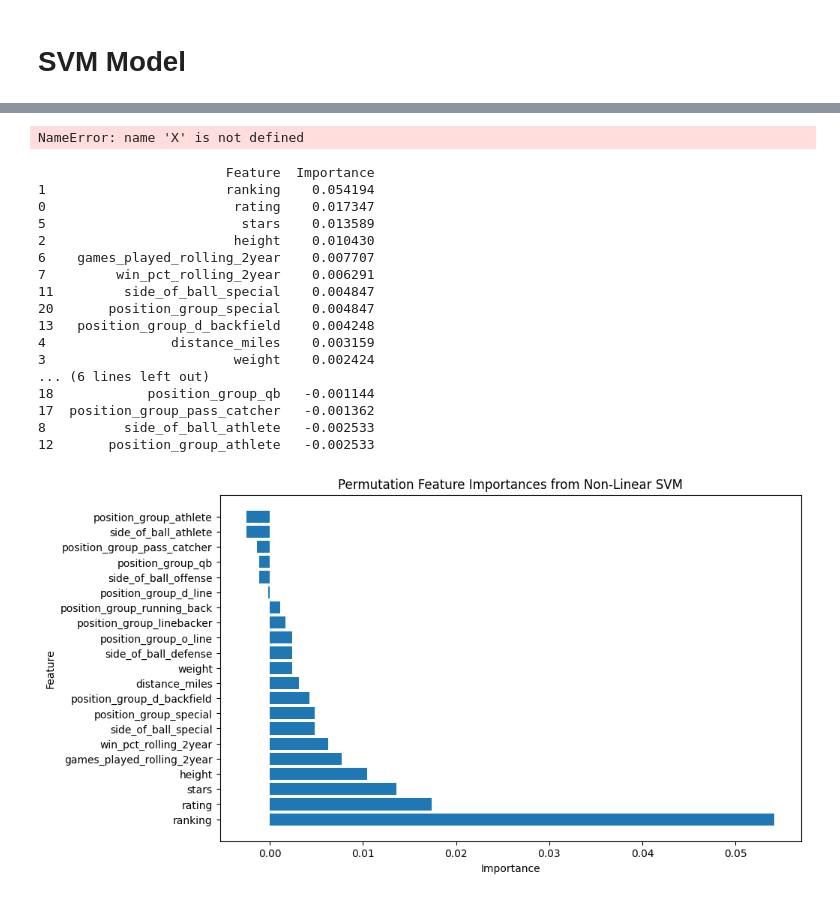
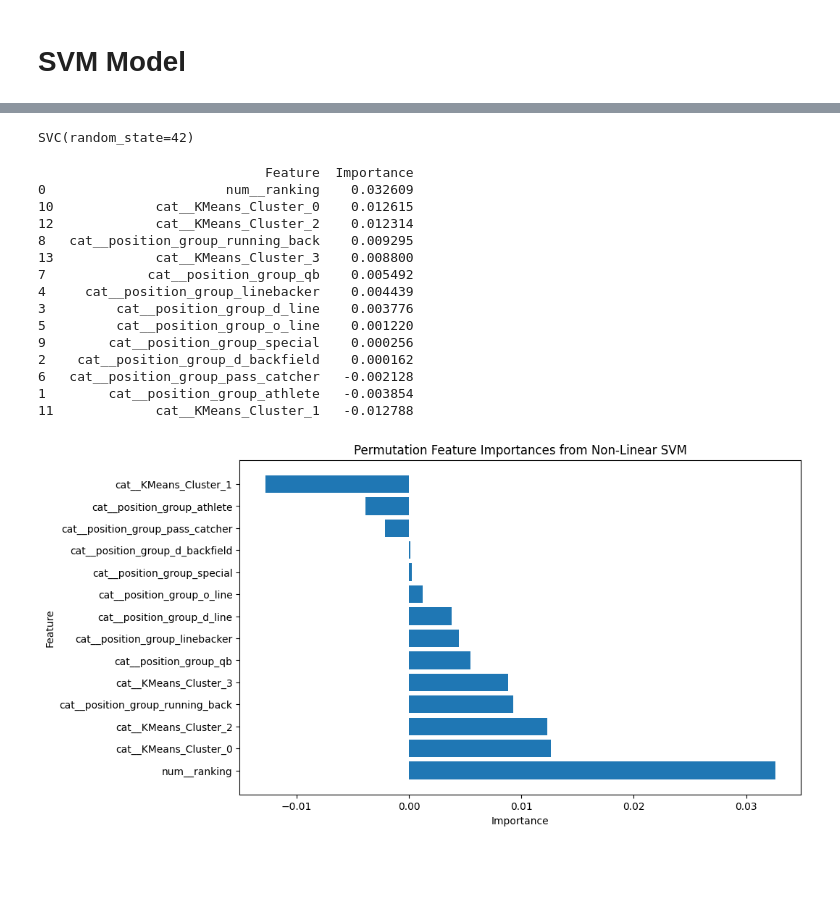
Before and after one commit to chrismca13/CFB_draft_propensity, a Jupyter notebook: notebooks/SupervisedLearning/svm_model.ipynb, the cells around one changed output, grey strips where cells are left out. Cells and saved outputs as stored; diff of their text form; code cells hidden in the pictures; blank space fills up the shorter version.

Commit message:
analyze cluster and svm

```diff
--- a/notebooks/SupervisedLearning/svm_model.ipynb
+++ b/notebooks/SupervisedLearning/svm_model.ipynb
@@ -88,0 +98,18 @@ X_test = scaler.transform(X_test)
+# %%
+from sklearn.compose import ColumnTransformer
+from sklearn.preprocessing import StandardScaler, OneHotEncoder
+
+# Define the transformer
+preprocessor = ColumnTransformer(
+    transformers=[
+        ('num', StandardScaler(), numerical_features),
+        ('cat', OneHotEncoder(handle_unknown='ignore'), categorical_features)
+    ])
+# %%
+X_train = preprocessor.fit_transform(X_balanced)
+
+X_test = test_df[numerical_features + categorical_features]
+X_test_processed = preprocessor.transform(X_test)
+# %%
+y_train = y_balanced
+y_test = test_df[['is_drafted']]
@@ -171,43 +200,43 @@ plt.show()
+# %%
+svm_model
+# %% [output]
+SVC(random_state=42)
 # %%
 from sklearn.inspection import permutation_importance
 
 # Calculate permutation importance
-perm_importance = permutation_importance(svm_model, X_test, y_test, n_repeats=30, random_state=42)
+perm_importance = permutation_importance(svm_model, X_test_processed.toarray(), y_test, n_repeats=30, random_state=42)
-# %% [output]
-NameError: name 'X' is not defined
 # %%
 
 # Create a DataFrame for better visualization
-importance_df = pd.DataFrame({'Feature': X_balanced.columns, 'Importance': perm_importance.importances_mean})
+importance_df = pd.DataFrame({'Feature': preprocessor.get_feature_names_out(), 'Importance': perm_importance.importances_mean})
 
 # Sort the DataFrame by importance
 importance_df = importance_df.sort_values(by='Importance', ascending=False)
 
 print(importance_df)
 
 # Plot the feature importances
 plt.figure(figsize=(10, 6))
 plt.barh(importance_df['Feature'], importance_df['Importance'])
 plt.xlabel('Importance')
 plt.ylabel('Feature')
 plt.title('Permutation Feature Importances from Non-Linear SVM')
 plt.show()
 # %% [output]
-                        Feature  Importance
-1                       ranking    0.054194
-0                        rating    0.017347
-5                         stars    0.013589
-2                        height    0.010430
-6    games_played_rolling_2year    0.007707
-7         win_pct_rolling_2year    0.006291
-11         side_of_ball_special    0.004847
-20       position_group_special    0.004847
-13   position_group_d_backfield    0.004248
-4                distance_miles    0.003159
-3                        weight    0.002424
-... (6 lines left out)
-18            position_group_qb   -0.001144
-17  position_group_pass_catcher   -0.001362
-8          side_of_ball_athlete   -0.002533
-12       position_group_athlete   -0.002533
+                             Feature  Importance
+0                       num__ranking    0.032609
+10             cat__KMeans_Cluster_0    0.012615
+12             cat__KMeans_Cluster_2    0.012314
+8   cat__position_group_running_back    0.009295
+13             cat__KMeans_Cluster_3    0.008800
+7             cat__position_group_qb    0.005492
+4     cat__position_group_linebacker    0.004439
+3         cat__position_group_d_line    0.003776
+5         cat__position_group_o_line    0.001220
+9        cat__position_group_special    0.000256
+2    cat__position_group_d_backfield    0.000162
+6   cat__position_group_pass_catcher   -0.002128
+1        cat__position_group_athlete   -0.003854
+11             cat__KMeans_Cluster_1   -0.012788
-[figure, old version]
+[figure, new version]
```
Also changed, not shown: parts of 25 cells of this notebook, 1 other file.
